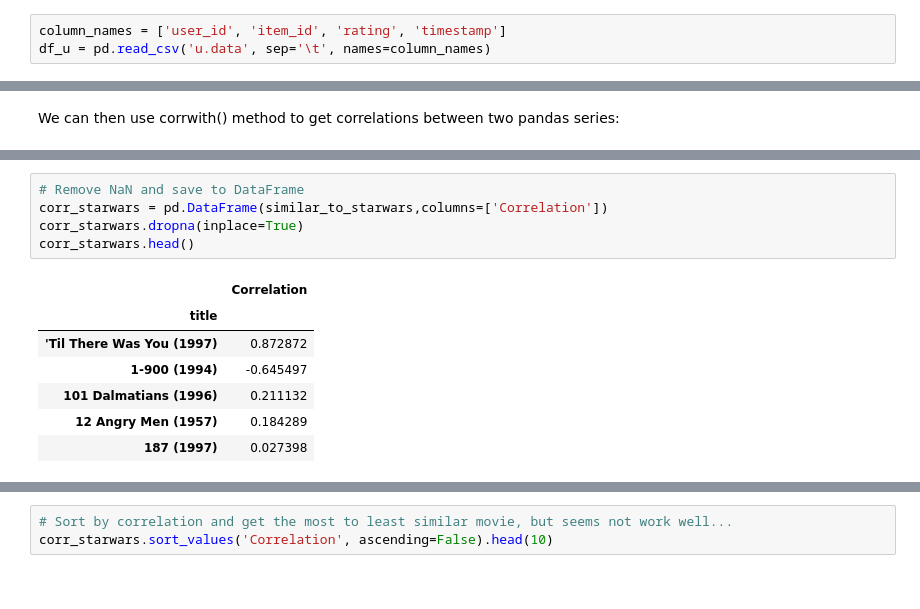
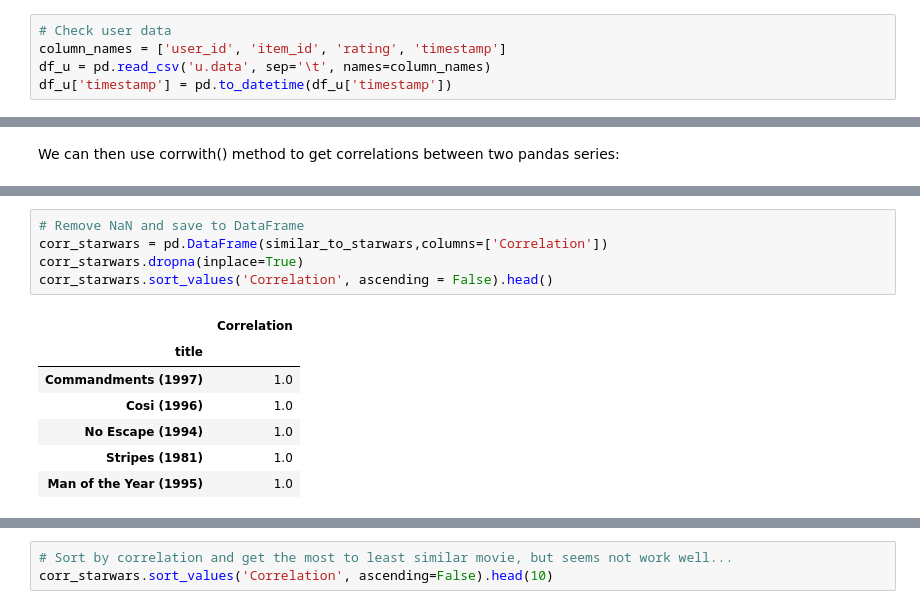
Before and after one commit to vwang0/recommender_system, a Jupyter notebook: project1/RecSys_data_preprocessing.ipynb, the cells around one changed output, grey strips where cells are left out. Cells and saved outputs as stored; diff of their text form.

```diff
--- a/project1/RecSys_data_preprocessing.ipynb
+++ b/project1/RecSys_data_preprocessing.ipynb
@@ -19,8 +19,10 @@ import pandas as pd
 # %% [markdown]
 ## Get the Data
 # %%
+# Check user data
 column_names = ['user_id', 'item_id', 'rating', 'timestamp']
 df_u = pd.read_csv('u.data', sep='\t', names=column_names)
+df_u['timestamp'] = pd.to_datetime(df_u['timestamp'])
 # %%
 df_u.head()
 # %% [output]
@@ -316,13 +471,13 @@ Length: 1664, dtype: float64
 # %%
 # Remove NaN and save to DataFrame
 corr_starwars = pd.DataFrame(similar_to_starwars,columns=['Correlation'])
 corr_starwars.dropna(inplace=True)
-corr_starwars.head()
+corr_starwars.sort_values('Correlation', ascending = False).head()
 # %% [output]
 |  | Correlation |
 | title |  |
-| 'Til There Was You (1997) | 0.872872 |
-| 1-900 (1994) | -0.645497 |
-| 101 Dalmatians (1996) | 0.211132 |
-| 12 Angry Men (1957) | 0.184289 |
-| 187 (1997) | 0.027398 |
+| Commandments (1997) | 1.0 |
+| Cosi (1996) | 1.0 |
+| No Escape (1994) | 1.0 |
+| Stripes (1981) | 1.0 |
+| Man of the Year (1995) | 1.0 |
```
Also changed, not shown: parts of 65 cells of this notebook.
